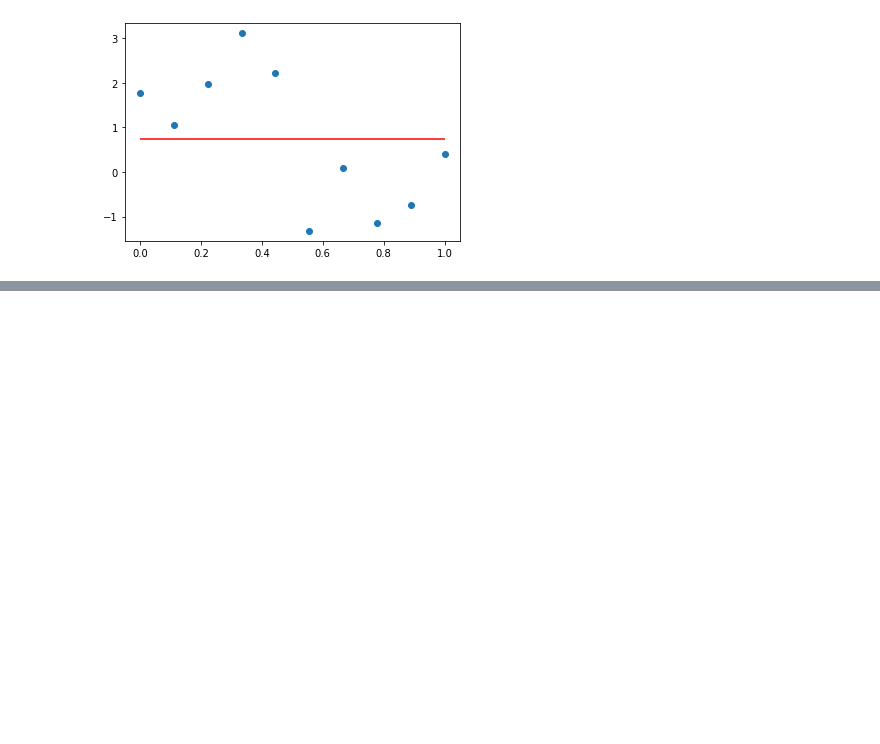
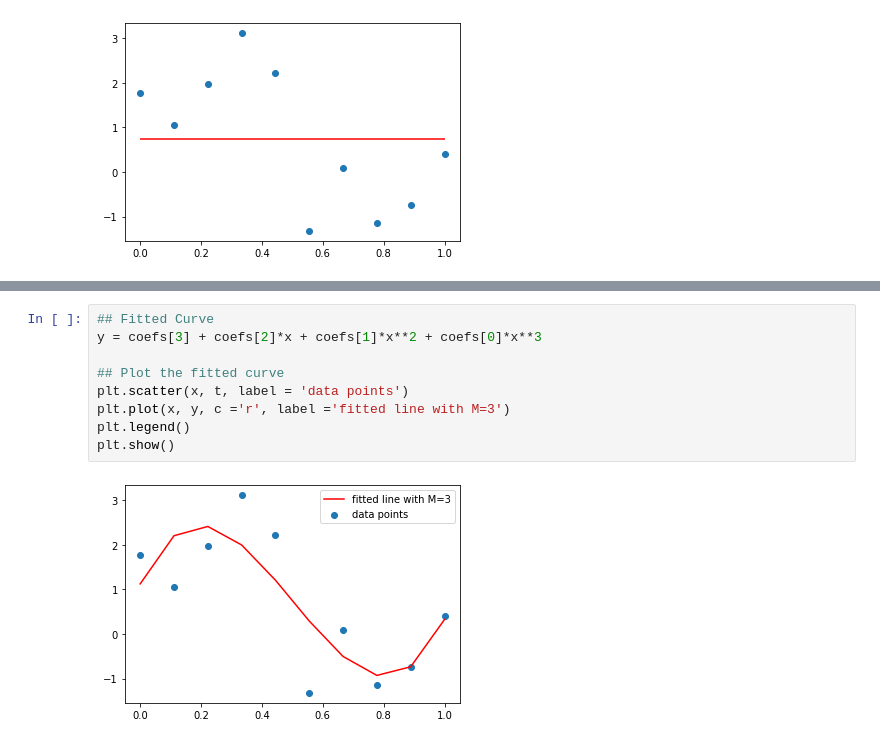
Before and after one commit to aditi-gajurel/PRML_Summary_Notes, a Jupyter notebook: Chapter 1: Introduction/1.1- Polynomial-Curve-Fitting.ipynb, the cells around one changed output, grey strips where cells are left out. Drawn from its saved outputs; the diff is of its cells as text; blank space fills up the shorter version.

```diff
--- a/Chapter 1: Introduction/1.1- Polynomial-Curve-Fitting.ipynb
+++ b/Chapter 1: Introduction/1.1- Polynomial-Curve-Fitting.ipynb
@@ -125,0 +154,11 @@ plt.show()
+# %%
+## Fitted Curve
+y = coefs[3] + coefs[2]*x + coefs[1]*x**2 + coefs[0]*x**3
+
+## Plot the fitted curve
+plt.scatter(x, t, label = 'data points')
+plt.plot(x, y, c ='r', label ='fitted line with M=3')
+plt.legend()
+plt.show()
+# %% [output]
+[figure, added]
```
Also changed, not shown: parts of 9 cells of this notebook, 1 other file.
